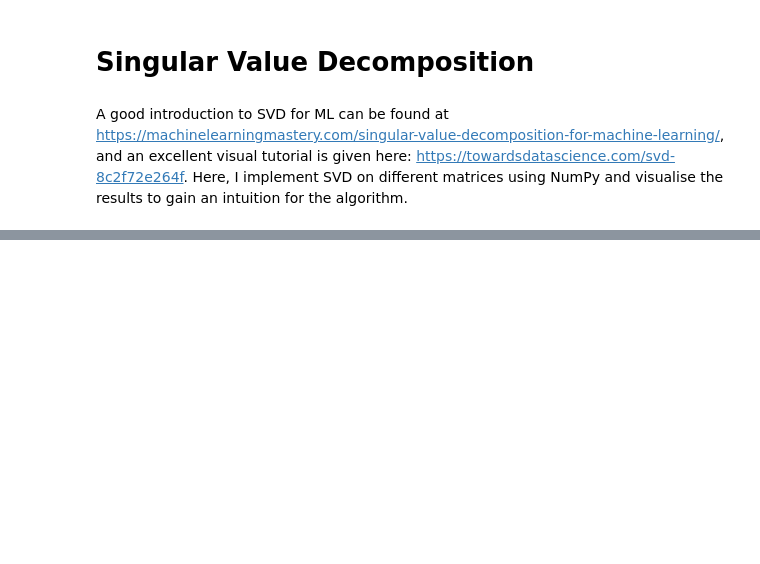
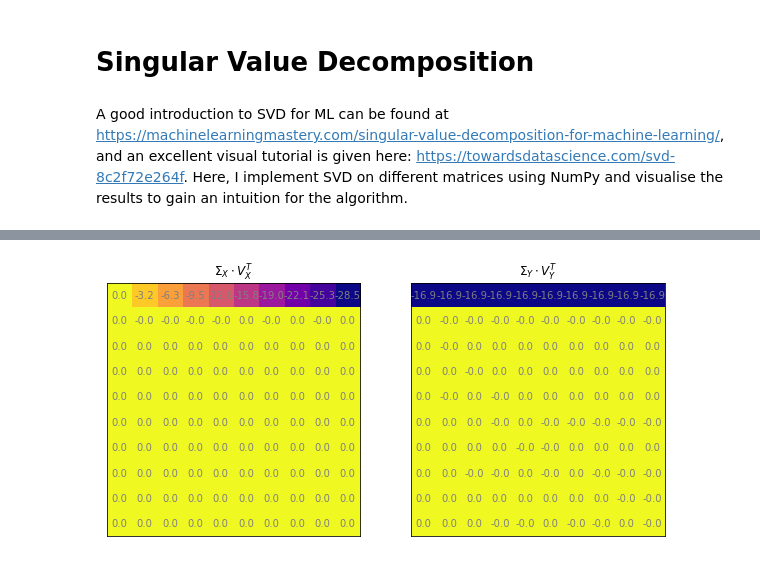
Before and after one commit to pmccthy/data-science-playground, a Jupyter notebook: decompositions/svd.ipynb, the cells around one changed output, grey strips where cells are left out. Cells and saved outputs as stored; diff of their text form; code cells hidden in the pictures; blank space fills up the shorter version.

```diff
--- a/decompositions/svd.ipynb
+++ b/decompositions/svd.ipynb
@@ -79,0 +58,7 @@ ax[3].set_yticks([])
+# %%
+# reconstruct matrices halfway
+Sigma_VT_X = Sigma_X.dot(VT_X)
+Sigma_VT_Y = Sigma_Y.dot(VT_Y)
+plot_matrices([Sigma_VT_X, Sigma_VT_Y], ['$\Sigma_{X} \cdot V^{T}_{X}$', '$\Sigma_{Y} \cdot V^{T}_{Y}$'])
+# %% [output]
+[figure, added]
```
Also changed, not shown: parts of 25 cells of this notebook, 1 other file.
